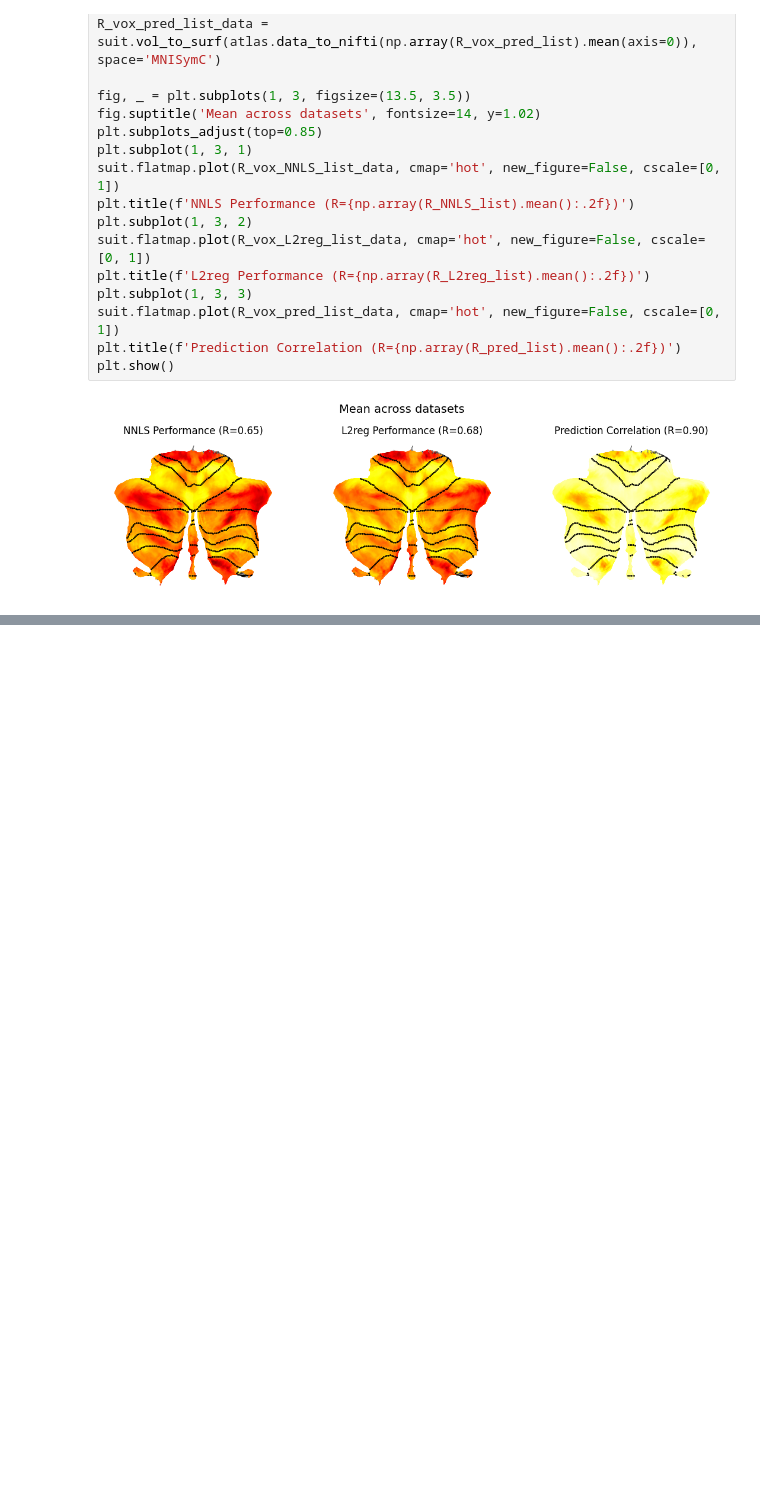
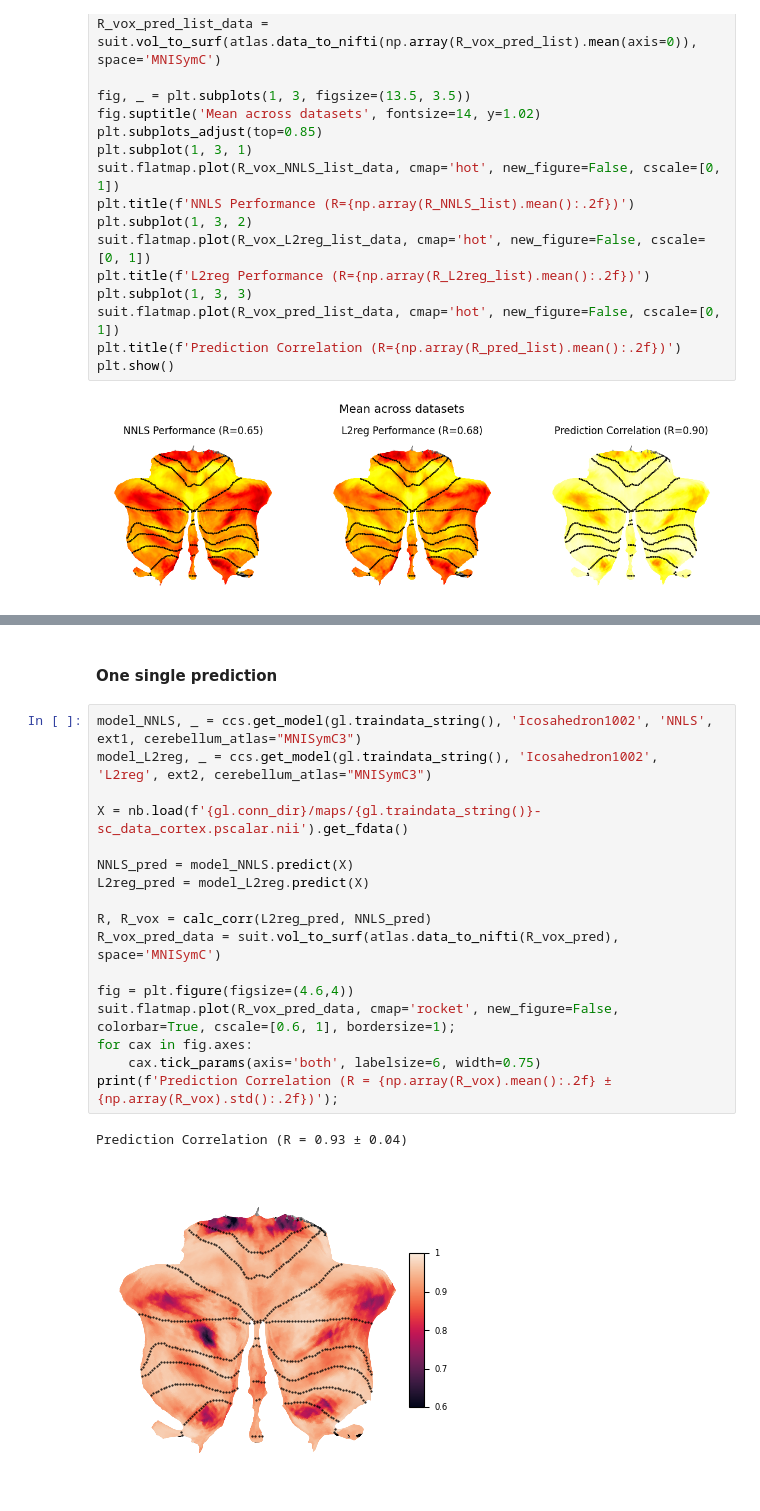
Before and after one commit to DiedrichsenLab/cortico_cereb_connectivity, a Jupyter notebook: notebooks/9. Method_comparison/prediction_similarity.ipynb, the cells around one changed output, grey strips where cells are left out. Drawn from its saved outputs; the diff is of its cells as text; blank space fills up the shorter version.

```diff
--- a/notebooks/9. Method_comparison/prediction_similarity.ipynb
+++ b/notebooks/9. Method_comparison/prediction_similarity.ipynb
@@ -121,3 +126,25 @@ if save_plot:
 # %% [output]
 Prediction Correlation (R = 0.85 ± 0.09)
 [figure]
+# %% [markdown]
+#### One single prediction
+# %%
+model_NNLS, _ = ccs.get_model(gl.traindata_string(), 'Icosahedron1002', 'NNLS', ext1, cerebellum_atlas="MNISymC3")
+model_L2reg, _ = ccs.get_model(gl.traindata_string(), 'Icosahedron1002', 'L2reg', ext2, cerebellum_atlas="MNISymC3")
+
+X = nb.load(f'{gl.conn_dir}/maps/{gl.traindata_string()}-sc_data_cortex.pscalar.nii').get_fdata()
+
+NNLS_pred = model_NNLS.predict(X)
+L2reg_pred = model_L2reg.predict(X)
+
+R, R_vox = calc_corr(L2reg_pred, NNLS_pred)
+R_vox_pred_data = suit.vol_to_surf(atlas.data_to_nifti(R_vox_pred), space='MNISymC')
+
+fig = plt.figure(figsize=(4.6,4))
+suit.flatmap.plot(R_vox_pred_data, cmap='rocket', new_figure=False, colorbar=True, cscale=[0.6, 1], bordersize=1);
+for cax in fig.axes:
+    cax.tick_params(axis='both', labelsize=6, width=0.75)
+print(f'Prediction Correlation (R = {np.array(R_vox).mean():.2f} ± {np.array(R_vox).std():.2f})');
+# %% [output]
+Prediction Correlation (R = 0.93 ± 0.04)
+[figure, added]
```
Also changed, not shown: parts of 4 cells of this notebook, 2 other files.
